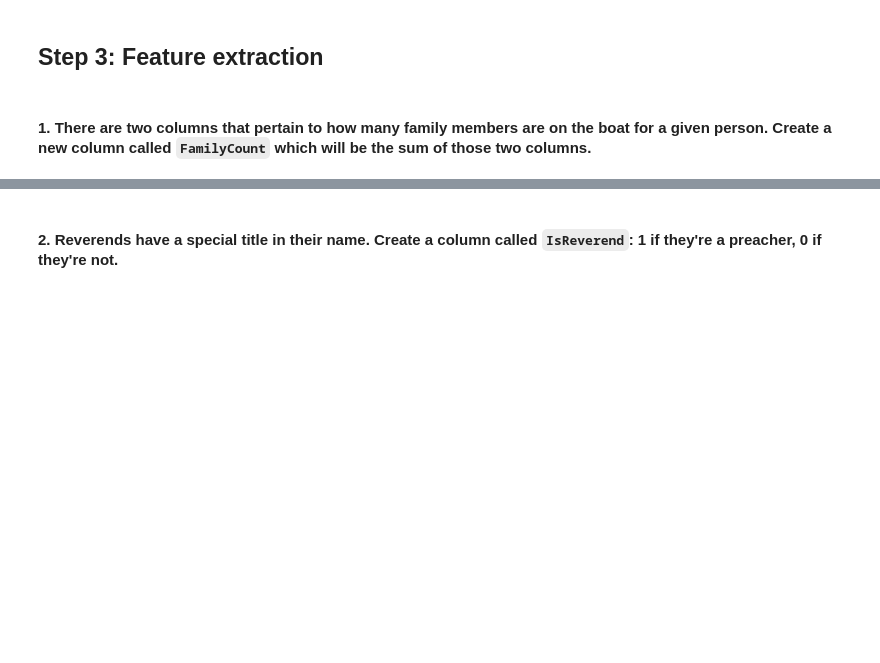
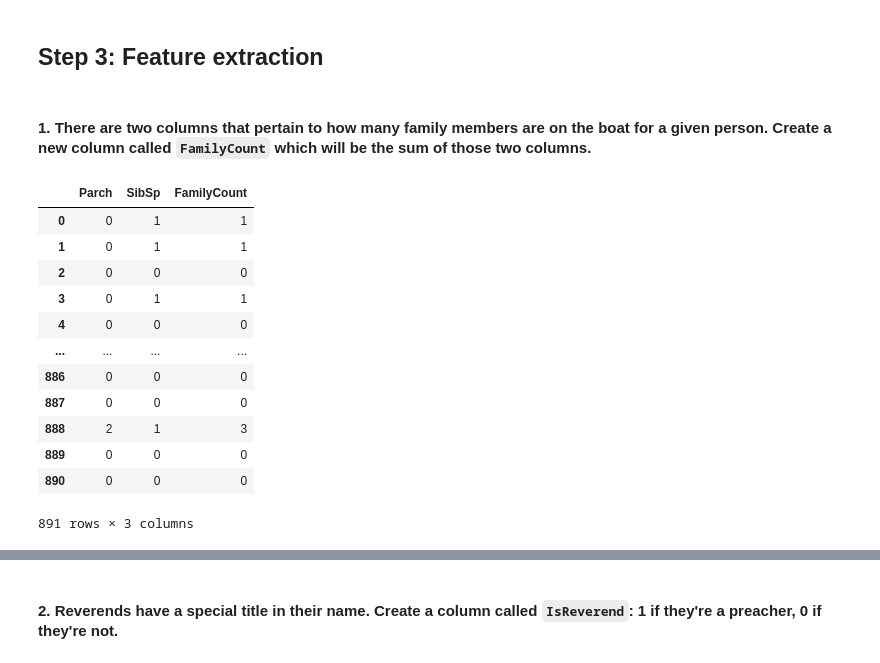
Before and after one commit to nareeratm/titanic, a Jupyter notebook: titanic.ipynb, the cells around one changed output, grey strips where cells are left out. Cells and saved outputs as stored; diff of their text form; code cells hidden in the pictures; blank space fills up the shorter version.

```diff
--- a/titanic.ipynb
+++ b/titanic.ipynb
@@ -104,4 +186,20 @@ train['Cabin'].isnull().sum() #check
 #### 1.  There are two columns that pertain to how many family members are on the boat for a given person. Create a new column called `FamilyCount` which will be the sum of those two columns.
 # %%
 train['FamilyCount'] = train['SibSp'] + train['Parch']
+# %%
+train[['Parch', 'SibSp', 'FamilyCount']] #to check for silent errors
+# %% [output]
+|  | Parch | SibSp | FamilyCount |
+| 0 | 0 | 1 | 1 |
+| 1 | 0 | 1 | 1 |
+| 2 | 0 | 0 | 0 |
+| 3 | 0 | 1 | 1 |
+| 4 | 0 | 0 | 0 |
+| ... | ... | ... | ... |
+| 886 | 0 | 0 | 0 |
+| 887 | 0 | 0 | 0 |
+| 888 | 2 | 1 | 3 |
+| 889 | 0 | 0 | 0 |
+| 890 | 0 | 0 | 0 |
+891 rows × 3 columns
 # %%
```
Also changed, not shown: parts of 70 cells of this notebook.
